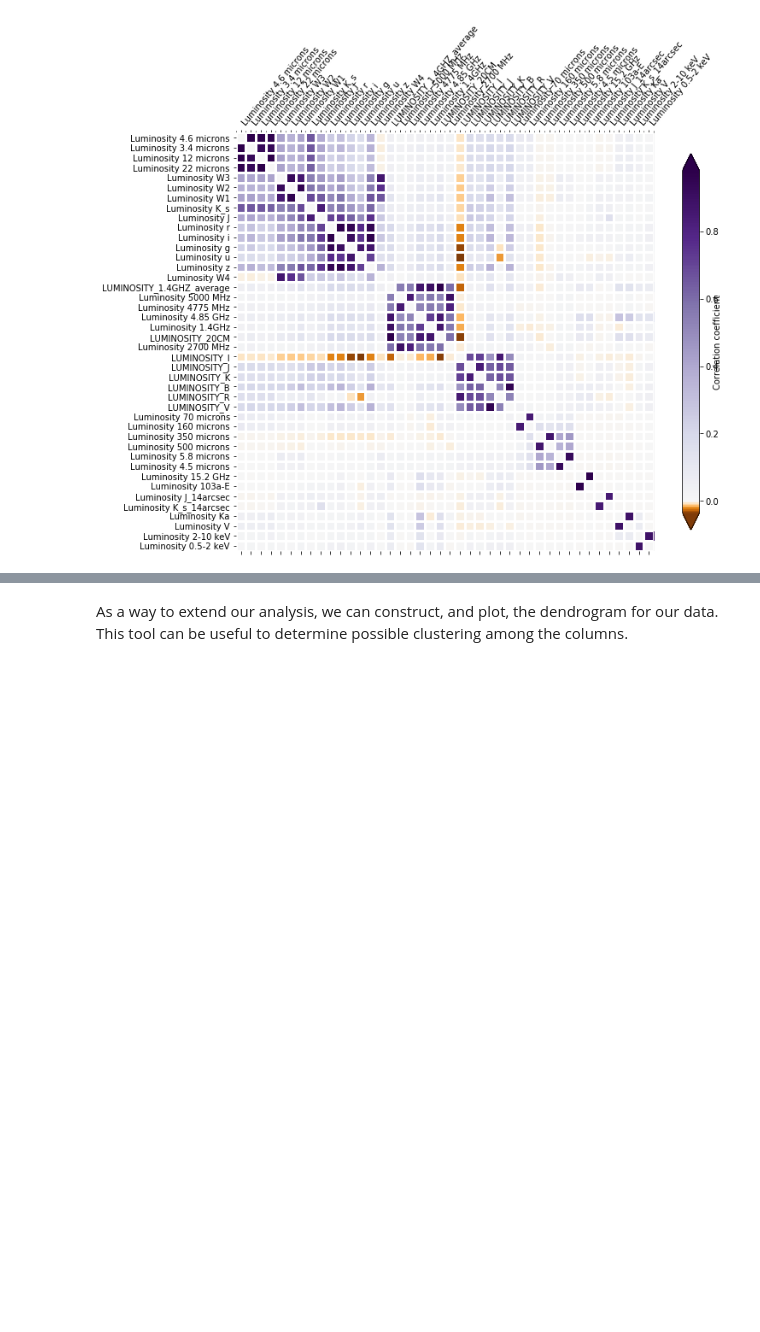
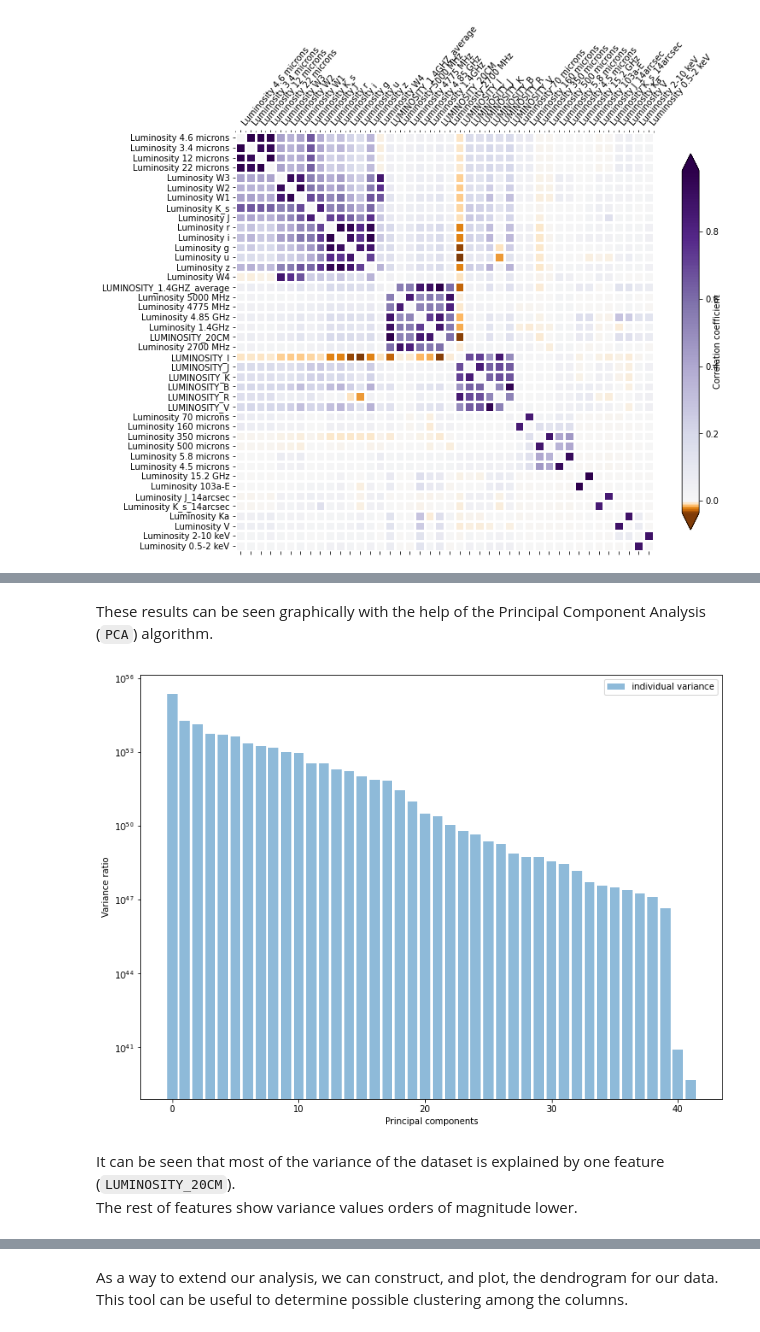
Before and after one commit to racarvajal/work_notes, a Jupyter notebook: Analyze_high_z_cat.ipynb, the cells around one changed output, grey strips where cells are left out. Saved outputs shown, nothing was run; the diff lists cells and outputs as text; code cells hidden in the pictures; blank space fills up the shorter version.

```diff
--- a/Analyze_high_z_cat.ipynb
+++ b/Analyze_high_z_cat.ipynb
@@ -820,0 +856,2 @@ ax1.set_aspect('equal')
+# %% [markdown]
+These results can be seen graphically with the help of the Principal Component Analysis (`PCA`) algorithm.
@@ -820,0 +860,18 @@ ax1.set_aspect('equal')
+# %%
+pca = PCA()
+pca.fit_transform(filled_lums_cat_df[cols_high_corr_filled])
+pca_variance = pca.explained_variance_
+# %%
+fig = plt.figure(figsize=(12,9))
+ax1 = fig.add_subplot(111)
+
+plt.bar(range(np.shape(cols_high_corr_filled)[0]), pca_variance, alpha=0.5, align='center', label='individual variance')
+plt.legend()
+ax1.set_ylabel('Variance ratio')
+ax1.set_xlabel('Principal components')
+ax1.set_yscale('log')
+# %% [output]
+[figure, added]
+# %% [markdown]
+It can be seen that most of the variance of the dataset is explained by one feature (`LUMINOSITY_20CM`).
+The rest of features show variance values orders of magnitude lower.
```
Also changed, not shown: parts of 29 cells of this notebook.
